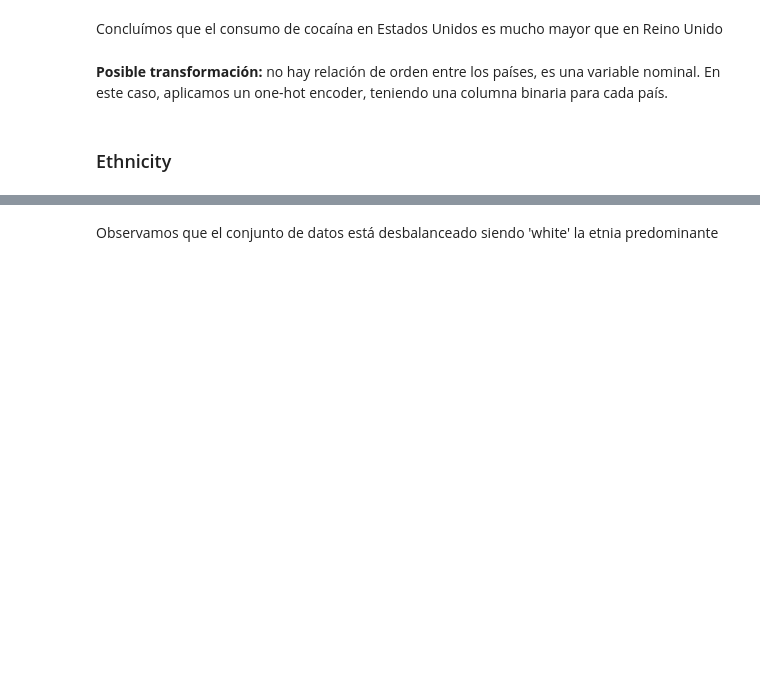
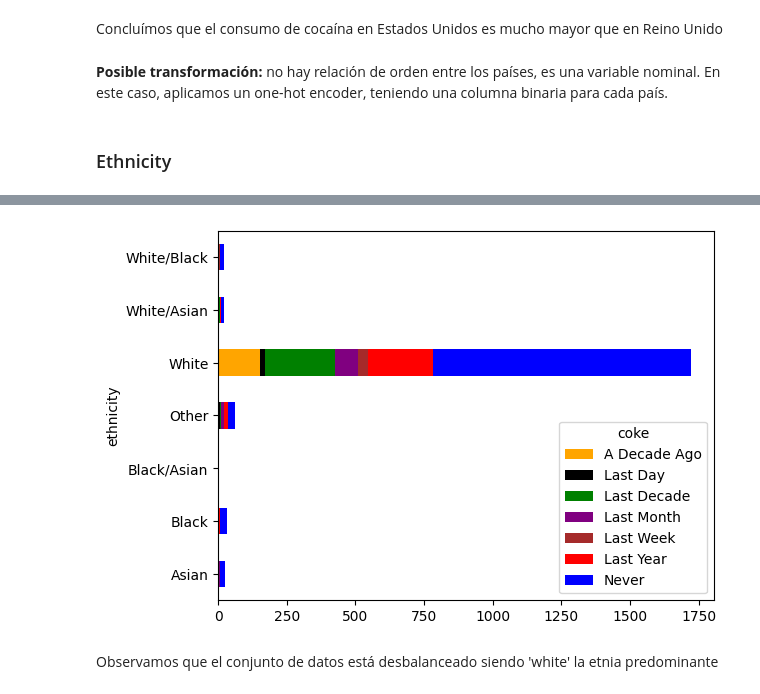
Before and after one commit to federicoFrancesconi/UCSE-2024-ML-TP1, a Jupyter notebook: tp1_EDA.ipynb, the cells around one changed output, grey strips where cells are left out. Drawn from its saved outputs; the diff is of its cells as text; code cells hidden in the pictures; blank space fills up the shorter version.

```diff
--- a/tp1_EDA.ipynb
+++ b/tp1_EDA.ipynb
@@ -442,5 +602,7 @@ print(consumo_x_etnia)
 # %%
-consumo_x_etnia.transpose().plot.barh(stacked=True);
+consumo_x_etnia.transpose().plot.barh(stacked=True, color = colors);
+# %% [output]
+[figure, added]
 # %% [markdown]
 Observamos que el conjunto de datos está desbalanceado siendo 'white' la etnia predominante
 # %%
```
Also changed, not shown: parts of 57 cells of this notebook.
